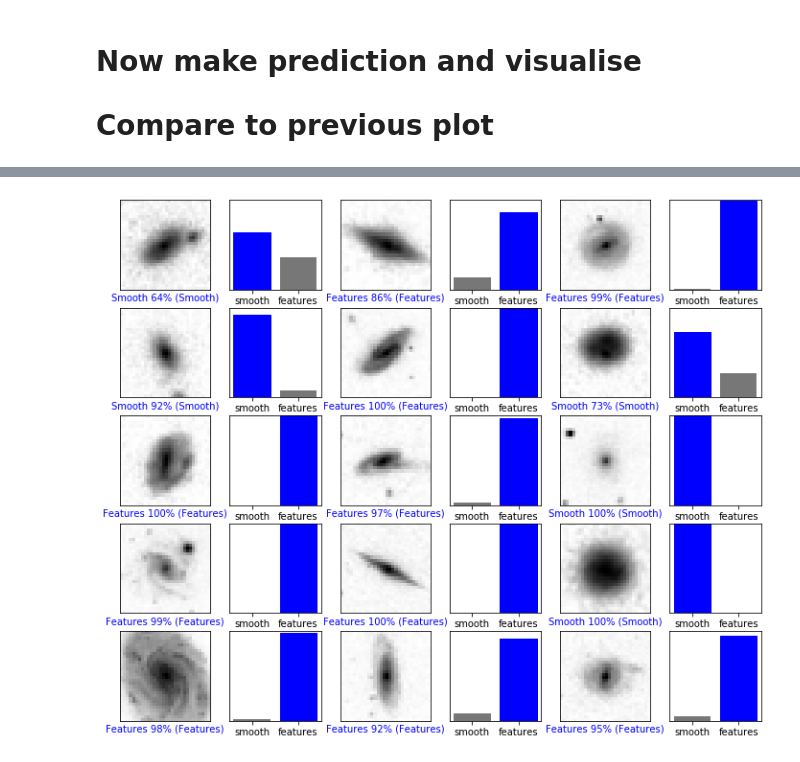
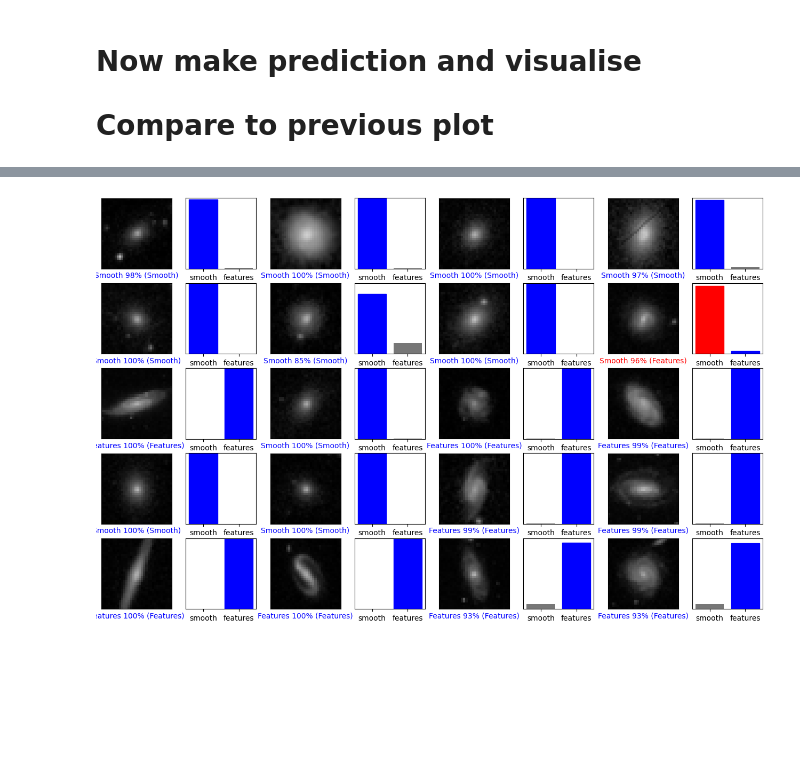
Before and after one commit to csabiu/KAML-2025, a Jupyter notebook: GZ_classify.ipynb, the cells around one changed output, grey strips where cells are left out. Cells and saved outputs as stored; diff of their text form; code cells hidden in the pictures; blank space fills up the shorter version.

```diff
--- a/GZ_classify.ipynb
+++ b/GZ_classify.ipynb
@@ -114,9 +114,10 @@ for i in (data[:,0]):
 images=images/255.
 print(np.shape(images))
 
-# remove color - make each chanel the same
-images[:,:,:,0]=images[:,:,:,1]
-images[:,:,:,2]=images[:,:,:,1]
+# remove color - make each chanel the same by averaging
+images[:,:,:,0]=np.mean(images,axis=3)
+images[:,:,:,1]=images[:,:,:,0]
+images[:,:,:,2]=images[:,:,:,0]
 print(np.shape(images))
 # %% [output]
 (16885, 32, 32, 3)
@@ -287,7 +288,7 @@ plt.show()
  Color correct predictions in blue, incorrect predictions in red
 # %%
 num_rows = 5
-num_cols = 3
+num_cols = 4
 num_images = num_rows*num_cols
 plt.figure(figsize=(2*2*num_cols, 2*num_rows))
 
@@ -393,7 +399,7 @@ Text(0.5, 0, 'Epoch')
 predictions = model.predict(test_data)
 
 num_rows = 5
-num_cols = 3
+num_cols = 4
 num_images = num_rows*num_cols
 plt.figure(figsize=(2*2*num_cols, 2*num_rows))
 for i in range(num_images):
@@ -409,17 +415,23 @@ plt.show()
 # %% [markdown]
 # Now add some data augmentations
 # %%
-from keras.preprocessing.image import ImageDataGenerator
+#from keras.preprocessing.image import ImageDataGenerator
+from tensorflow.keras.preprocessing.image import ImageDataGenerator # Import from tensorflow.keras.preprocessing.image
+
+# create fresh model
+model = create_cnn_model()
+
+# add data augmentation using a generator
 datagen = ImageDataGenerator(width_shift_range=.2,
                              height_shift_range=.2,
                              horizontal_flip=True,
                              vertical_flip=True,
                              rotation_range=90,
-fill_mode='nearest')
-datagen.fit(np.expand_dims(train_data, axis=3))
+                             fill_mode='nearest')
 
-history = model.fit_generator(datagen.flow(np.expand_dims(train_data, axis=3), train_label, batch_size=30),
+datagen.fit(train_data)
+
+history = model.fit(datagen.flow(train_data, train_label, batch_size=30),
                         steps_per_epoch=train_data.shape[0] // 30,
-                        epochs=5,
-validation_data=(np.expand_dims(test_data, axis=3), test_label))
+                        epochs=15,validation_data=(test_data, test_label))
 # %% [output]
@@ -450,10 +468,10 @@ Test accuracy: 0.97786355
 # Now make prediction and visualise
 # Compare to previous plot
 # %%
-predictions = (model.predict(np.expand_dims(test_data, axis=3)))
+predictions = (model.predict(test_data))
 
 num_rows = 5
-num_cols = 3
+num_cols = 4
 num_images = num_rows*num_cols
 plt.figure(figsize=(2*2*num_cols, 2*num_rows))
 for i in range(num_images):
@@ -467 +486 @@ plt.show()
-[figure, old version]
+[figure, new version]
```
Also changed, not shown: parts of 25 cells of this notebook.
